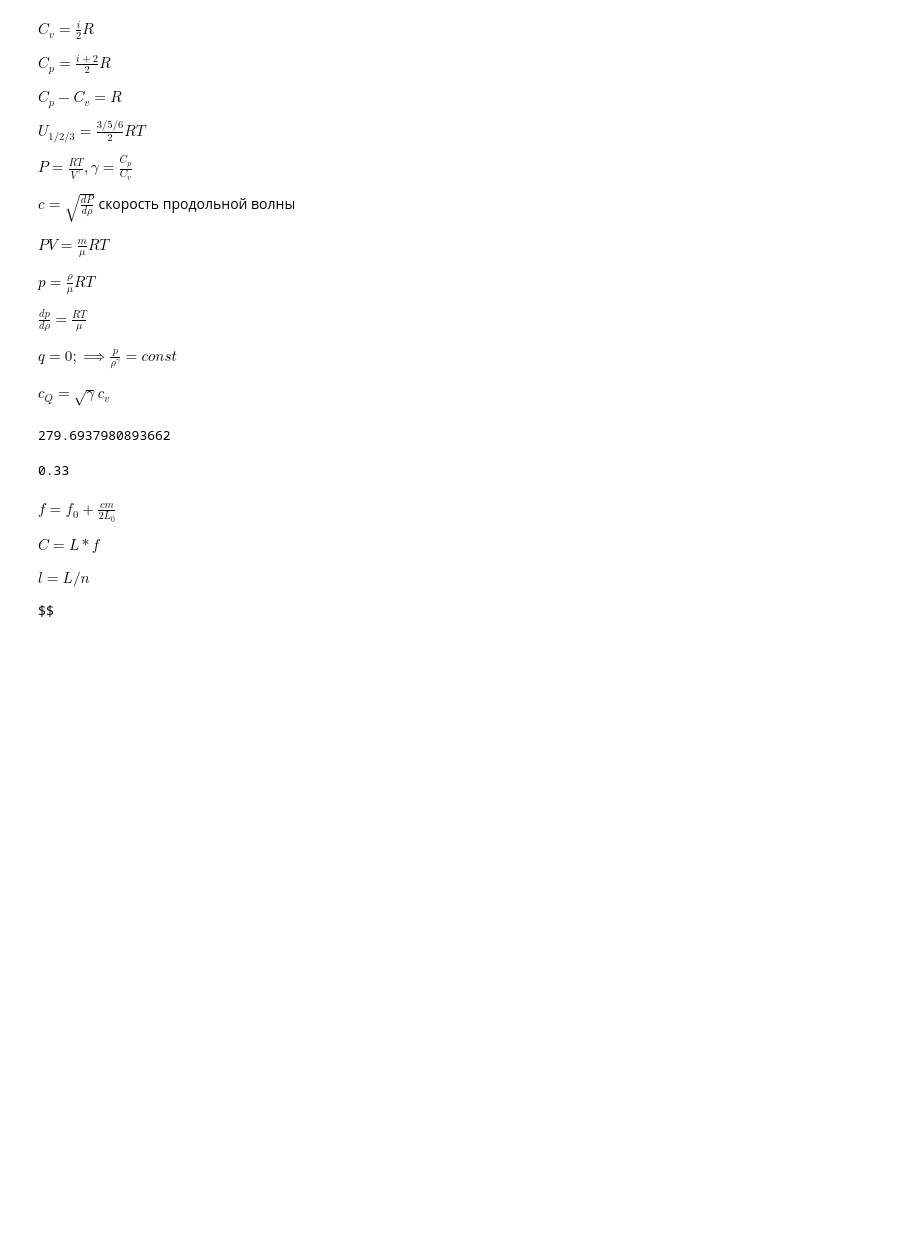
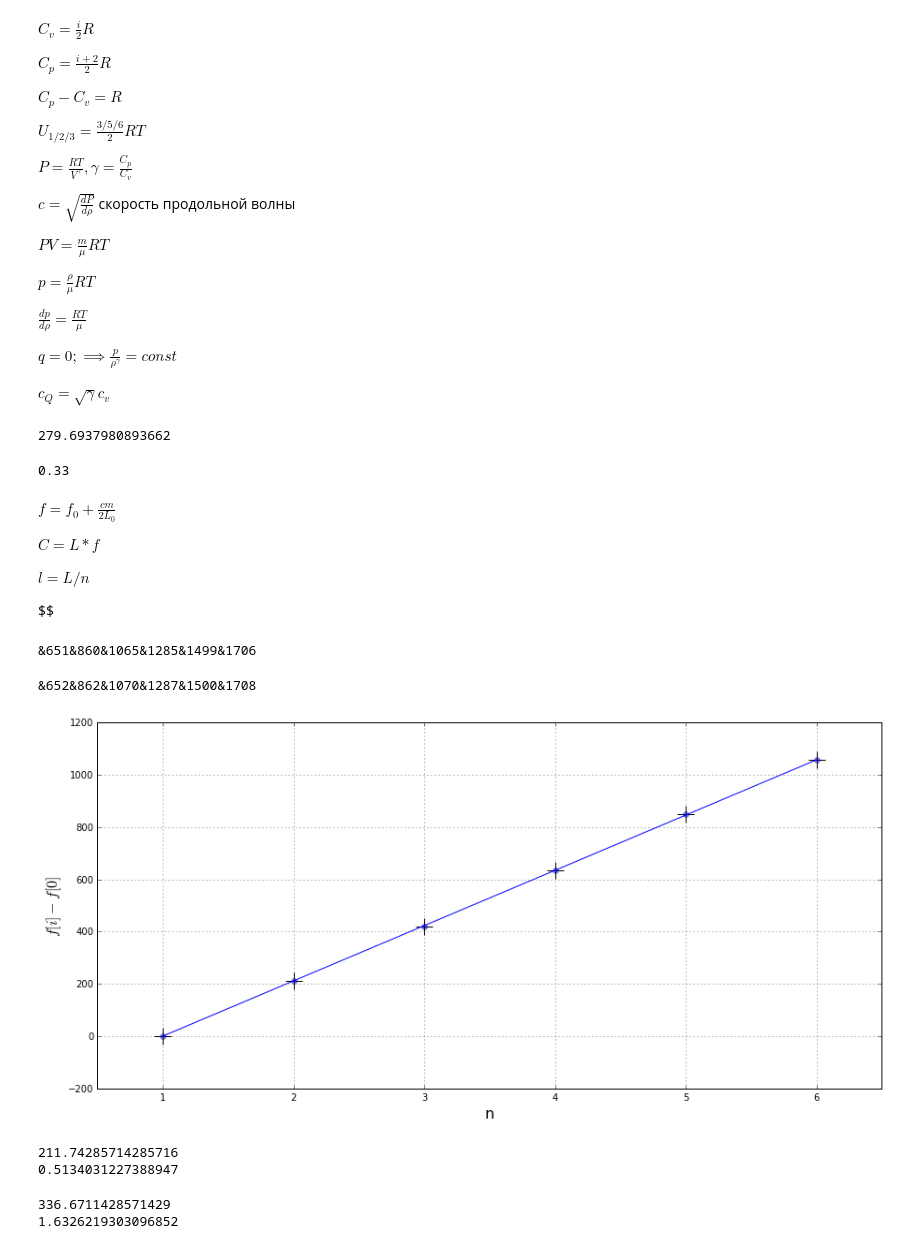
Before and after one commit to ale3otik/Physic_labs2016part2, a Jupyter notebook: L1/Lab1.ipynb, the cells around one changed output. Drawn from its saved outputs; the diff is of its cells as text; code cells hidden in the pictures; blank space fills up the shorter version.

```diff
--- a/L1/Lab1.ipynb
+++ b/L1/Lab1.ipynb
@@ -51,3 +51,76 @@ T =
 #Гц
 f1 = [652, 864 , 1074, 1289, 1500, 1710]  #повышение
 f2 = [1706 , 1499 , 1285 , 1065, 860, 651] #понижение
+# %%
+s = ''
+# f2.reverse()
+# print(f2)
+
+for i in range(len(f2)):
+    s+= '&' + str(f2[i])
+print(s)
+# %% [output]
+&651&860&1065&1285&1499&1706
+# %%
+f = [round((f1[i] + f2[i])/2) for i in range(len(f1))]
+s = ''
+for i in range(len(f)):
+    s+= '&' + str(f[i])
+print(s)
+# %% [output]
+&652&862&1070&1287&1500&1708
+# %%
+def mnk_val(x,y):
+    x = np.array(x)
+    y = np.array(y)
+    t = (x*y).mean() - x.mean()*y.mean()
+    b = (x*x).mean() - x.mean()**2
+    t = float(t)
+    b = float(b)
+    return t/b
+
+def err(x,y,k):
+    x = np.array(x)
+    y = np.array(y)
+    t = (y*y).mean() - y.mean()**2
+    b = (x*x).mean() - x.mean()**2
+    t = float(t)
+    b = float(b)
+    return sqrt((t/b - k*k)/len(x))
+
+def mnk_b(x,y,k):
+    x = np.array(x)
+    y = np.array(y)
+    return y.mean() - k*x.mean()
+# %%
+OX = [i for i in range(1,7)]
+OY = [f[i] - f[0] for i in range(6)]
+k = mnk_val(OX,OY)
+b = mnk_b(OX,OY,k)
+sk = err(OX,OY,k)
+# %%
+
+plt.figure(figsize=(15,7))
+plt.grid(True)
+plt.xlim(0.5,6.5)
+plt.xlabel('n',size=16)
+plt.ylabel(r'$f[i] - f[0]$',size=16)
+plt.scatter(OX, OY, s=300 ,marker='+', color='black')
+plt.plot(OX,OY,'o' , alpha=0.5)
+plt.plot([1,6],[0,k * 6 + b], 'b')
+plt.savefig('g1mm.png')
+plt.show()
+print(k)
+print(sk)
+# %% [output]
+[figure, added]
+211.74285714285716
+0.5134031227388947
+# %%
+v = k * 2 * L
+sv =2 * 2 * L * sk
+print(v)
+print(sv)
+# %% [output]
+336.6711428571429
+1.6326219303096852
```
Also changed, not shown: parts of 7 cells of this notebook, 1 other file.
